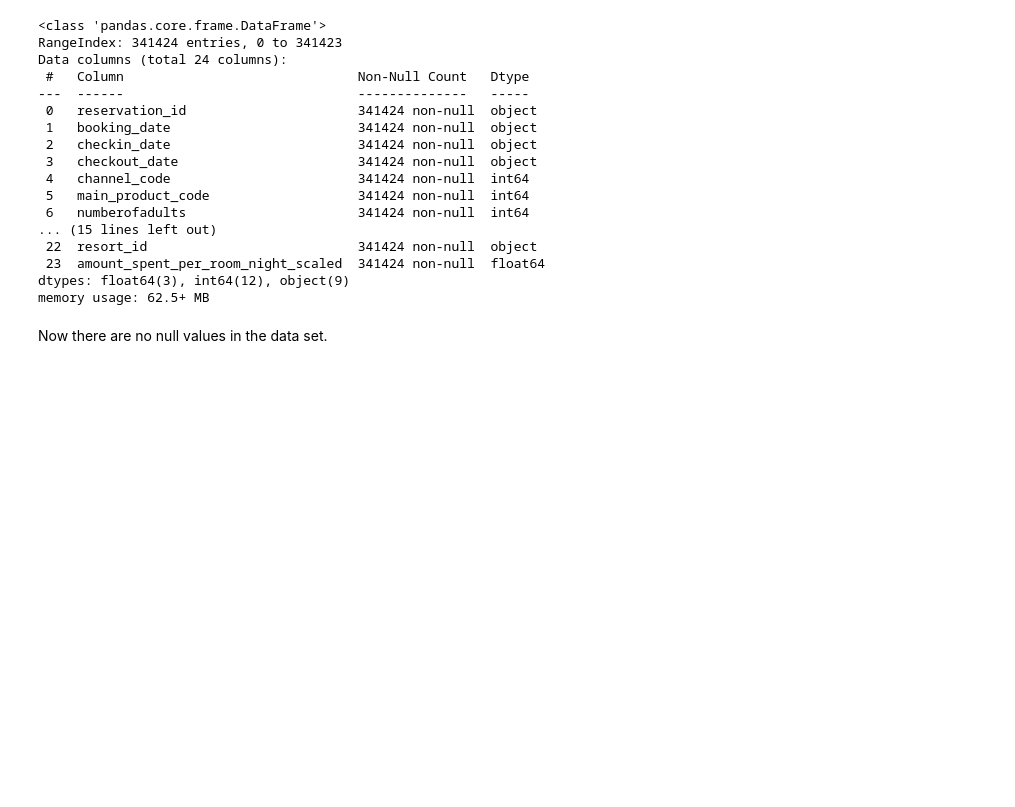
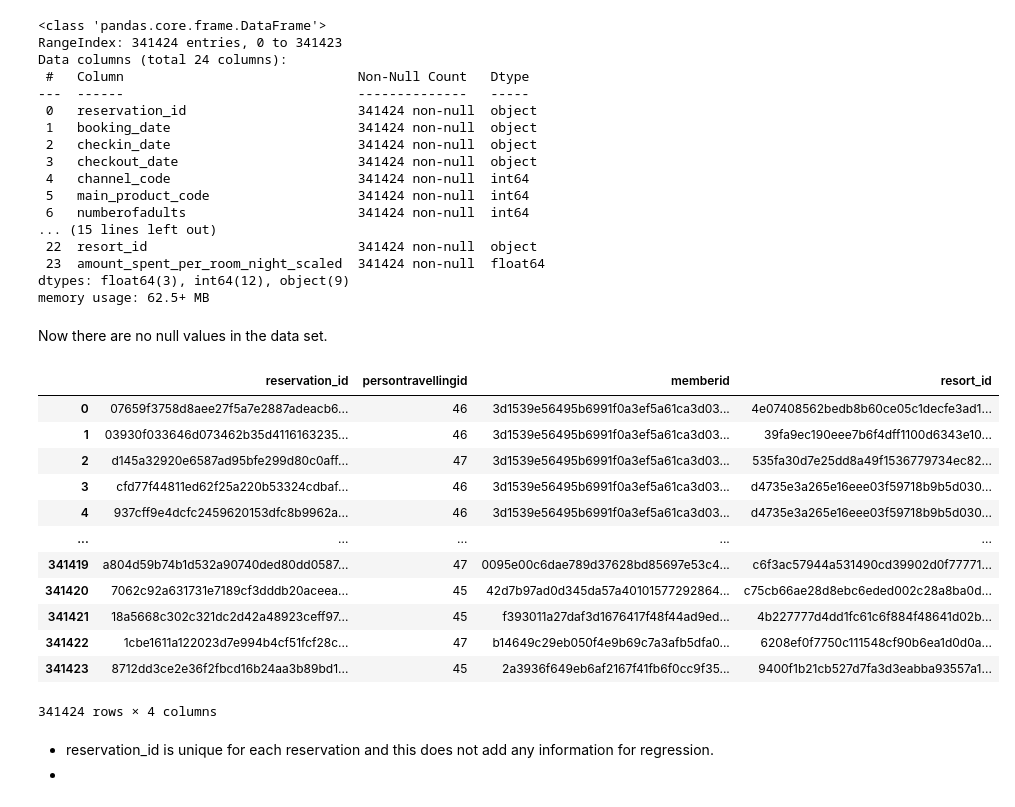
Before and after one commit to Hari-Charan-Reddy-Veerannagari/innomatics-assignments, a Jupyter notebook: mahindra-club-pre-processing.ipynb, the cells around one changed output. Cells and saved outputs as stored; diff of their text form; code cells hidden in the pictures; blank space fills up the shorter version.

```diff
--- a/mahindra-club-pre-processing.ipynb
+++ b/mahindra-club-pre-processing.ipynb
@@ -96,3 +96,22 @@ dtypes: float64(3), int64(12), object(9)
 memory usage: 62.5+ MB
 # %% [markdown]
 Now there are no null values in the data set.
+# %%
+filtered_data
+# %% [output]
+|  | reservation_id | persontravellingid | memberid | resort_id |
+| 0 | 07659f3758d8aee27f5a7e2887adeacb6... | 46 | 3d1539e56495b6991f0a3ef5a61ca3d03... | 4e07408562bedb8b60ce05c1decfe3ad1... |
+| 1 | 03930f033646d073462b35d4116163235... | 46 | 3d1539e56495b6991f0a3ef5a61ca3d03... | 39fa9ec190eee7b6f4dff1100d6343e10... |
+| 2 | d145a32920e6587ad95bfe299d80c0aff... | 47 | 3d1539e56495b6991f0a3ef5a61ca3d03... | 535fa30d7e25dd8a49f1536779734ec82... |
+| 3 | cfd77f44811ed62f25a220b53324cdbaf... | 46 | 3d1539e56495b6991f0a3ef5a61ca3d03... | d4735e3a265e16eee03f59718b9b5d030... |
+| 4 | 937cff9e4dcfc2459620153dfc8b9962a... | 46 | 3d1539e56495b6991f0a3ef5a61ca3d03... | d4735e3a265e16eee03f59718b9b5d030... |
+| ... | ... | ... | ... | ... |
+| 341419 | a804d59b74b1d532a90740ded80dd0587... | 47 | 0095e00c6dae789d37628bd85697e53c4... | c6f3ac57944a531490cd39902d0f77771... |
+| 341420 | 7062c92a631731e7189cf3dddb20aceea... | 45 | 42d7b97ad0d345da57a40101577292864... | c75cb66ae28d8ebc6eded002c28a8ba0d... |
+| 341421 | 18a5668c302c321dc2d42a48923ceff97... | 45 | f393011a27daf3d1676417f48f44ad9ed... | 4b227777d4dd1fc61c6f884f48641d02b... |
+| 341422 | 1cbe1611a122023d7e994b4cf51fcf28c... | 47 | b14649c29eb050f4e9b69c7a3afb5dfa0... | 6208ef0f7750c111548cf90b6ea1d0d0a... |
+| 341423 | 8712dd3ce2e36f2fbcd16b24aa3b89bd1... | 45 | 2a3936f649eb6af2167f41fb6f0cc9f35... | 9400f1b21cb527d7fa3d3eabba93557a1... |
+341424 rows × 4 columns
+# %% [markdown]
+- reservation_id is unique for each reservation and this does not add any information for regression.
+-
```
